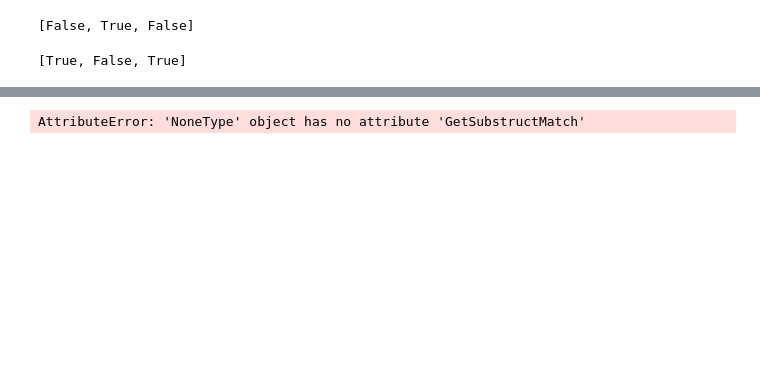
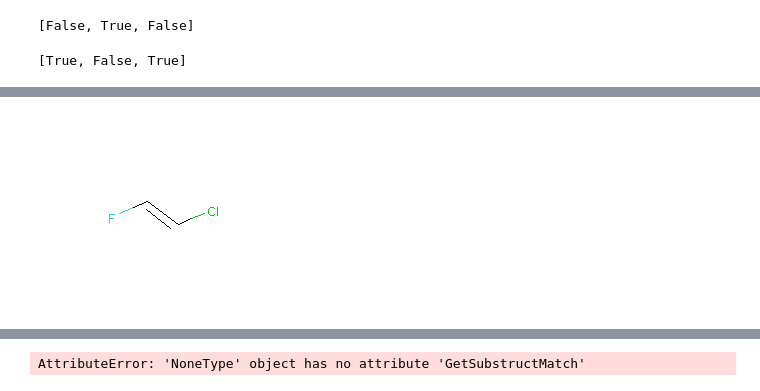
Before and after one commit to SeoulTechPSE/PSE_2019, a Jupyter notebook: SMILE and SMART/Smarts/SMARTS_190409.ipynb, the cells around one changed output, grey strips where cells are left out. Cells and saved outputs as stored; diff of their text form; code cells hidden in the pictures; blank space fills up the shorter version.

```diff
--- a/SMILE and SMART/Smarts/SMARTS_190409.ipynb
+++ b/SMILE and SMART/Smarts/SMARTS_190409.ipynb
@@ -337,0 +354,5 @@ AllChem.MolFromSmarts('C\C=C/C').GetSubstructMatch(AllChem.MolFromSmarts('C\C'))
+# %%
+m = AllChem.MolFromSmarts('F/[#6]=C/Cl')
+m
+# %% [output]
+[figure, added]
```
Also changed, not shown: parts of 58 cells of this notebook.
